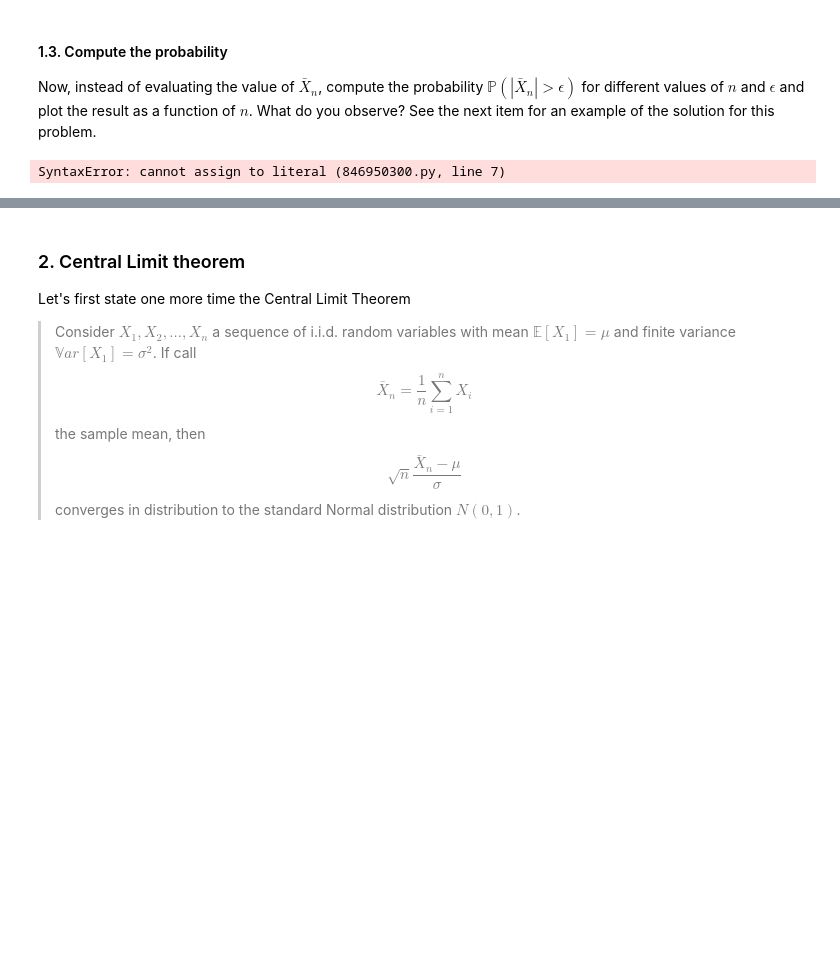
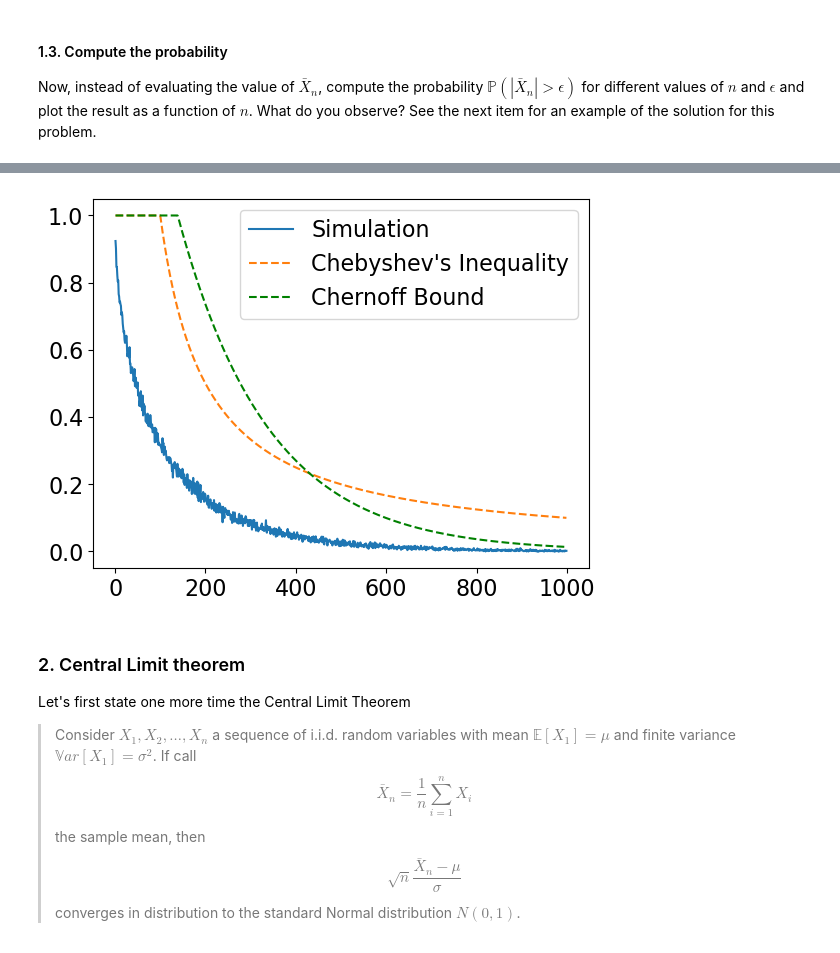
Before and after one commit to UCB-stat-201a-fall23/project02-PhudishTam, a Jupyter notebook: Project02-Concentration.ipynb, the cells around one changed output, grey strips where cells are left out. Cells and saved outputs as stored; diff of their text form; code cells hidden in the pictures; blank space fills up the shorter version.

```diff
--- a/Project02-Concentration.ipynb
+++ b/Project02-Concentration.ipynb
@@ -101,16 +101,16 @@ plt.xscale("log")
 Now, instead of evaluating the value of $\bar X_n$, compute the probability $\mathbb P \left( | \bar X_n | > \epsilon \right)$ for different values of $n$ and $\epsilon$ and plot the result as a function of $n$. What do you observe? See the next item for an example of the solution for this problem.
 # %%
 epsilon = 0.1
-correct = 0
-n_sim = 3
-n = np.arange(1,3)
+n = np.arange(1,1000)
 simulation = []
+num_time = 1000
 for i in n:
-    for i in range(500):
-        one_sample_mean = np.random.normal(loc=0.0, scale=1.0, size=(i))
-    print(one_sample_mean)
+    count = 0
+    for _ in range(num_time):
+        one_sample_mean = np.mean(np.random.normal(loc=0.0, scale=1.0, size=(i)))
+        if (np.abs(one_sample_mean) > epsilon):
+            count += 1
+    simulation.append(count/num_time)
-# %% [output]
-SyntaxError: cannot assign to literal (846950300.py, line 7)
 # %% [markdown]
 #### 1.4. Concentration bounds
 
@@ -125,6 +125,16 @@ $$
 At the end of the day, you should obtain something like this
 
 <img src="solution_1_34.png" alt="Solution" />
+# %%
+chebyshev = np.minimum(1 / (n * epsilon**2),1)
+chernoff = np.minimum(2 * np.exp(-epsilon**2 * n / 2), 1)
+plt.plot(n, simulation, label="Simulation")
+plt.plot(n, chebyshev, label="Chebyshev's Inequality", linestyle='--')
+plt.plot(n, chernoff, label = "Chernoff Bound",linestyle='--', color = "green")
+plt.legend()
+plt.show()
+# %% [output]
+[figure, added]
 # %% [markdown]
 ### 2. Central Limit theorem
 
```
Also changed, not shown: parts of 6 cells of this notebook.
